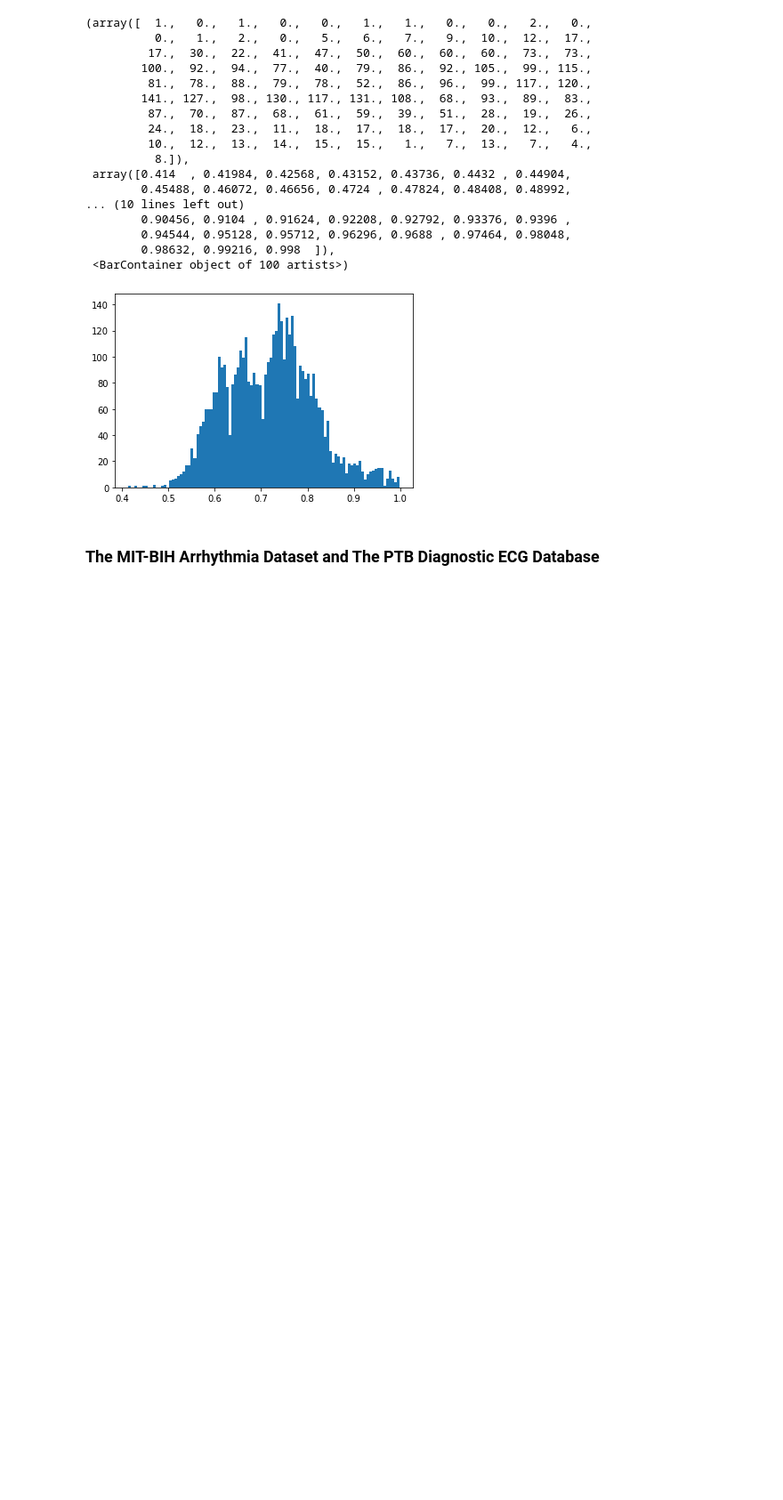
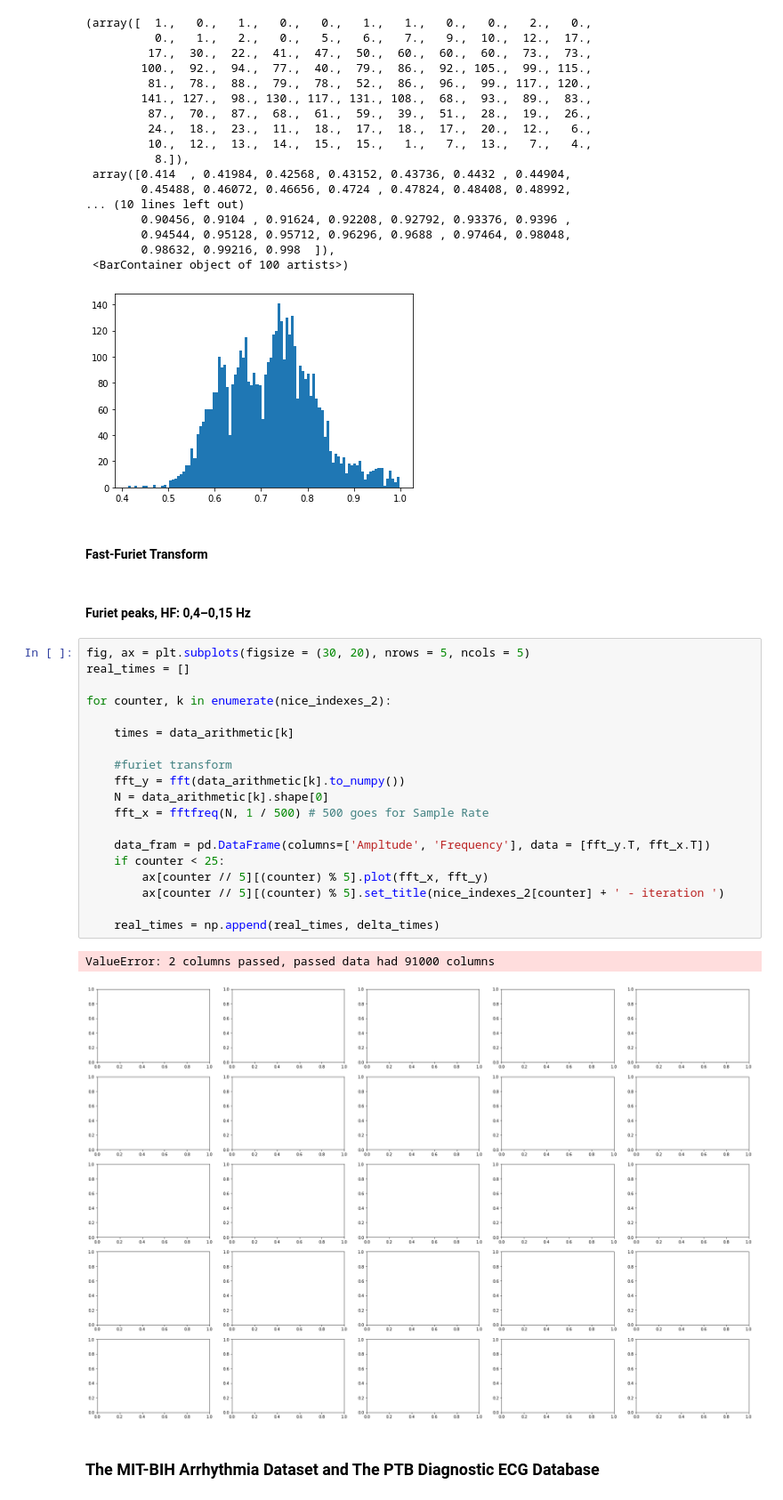
Before and after one commit to hK04/BioTechDaysMIPT2022, a Jupyter notebook: main.ipynb, the cells around one changed output. Shown at 89% size. Cells and saved outputs as stored; diff of their text form; blank space fills up the shorter version.

```diff
--- a/main.ipynb
+++ b/main.ipynb
@@ -213,6 +213,32 @@ plt.hist(real_times, bins = 100)
         0.98632, 0.99216, 0.998  ]),
  <BarContainer object of 100 artists>)
 [figure]
+# %% [markdown]
+#### Fast-Furiet Transform
+# %% [markdown]
+#### Furiet peaks, HF: 0,4–0,15 Hz
+# %%
+fig, ax = plt.subplots(figsize = (30, 20), nrows = 5, ncols = 5)
+real_times = []
+
+for counter, k in enumerate(nice_indexes_2):
+
+    times = data_arithmetic[k]
+
+    #furiet transform
+    fft_y = fft(data_arithmetic[k].to_numpy())
+    N = data_arithmetic[k].shape[0]
+    fft_x = fftfreq(N, 1 / 500) # 500 goes for Sample Rate
+
+    data_fram = pd.DataFrame(columns=['Ampltude', 'Frequency'], data = [fft_y.T, fft_x.T])
+    if counter < 25:
+        ax[counter // 5][(counter) % 5].plot(fft_x, fft_y)
+        ax[counter // 5][(counter) % 5].set_title(nice_indexes_2[counter] + ' - iteration ')
+
+    real_times = np.append(real_times, delta_times)
+# %% [output]
+ValueError: 2 columns passed, passed data had 91000 columns
+[figure, added]
 # %% [markdown]
 ### The MIT-BIH Arrhythmia Dataset and The PTB Diagnostic ECG Database
 # %%
```
Also changed, not shown: parts of 4 cells of this notebook.
